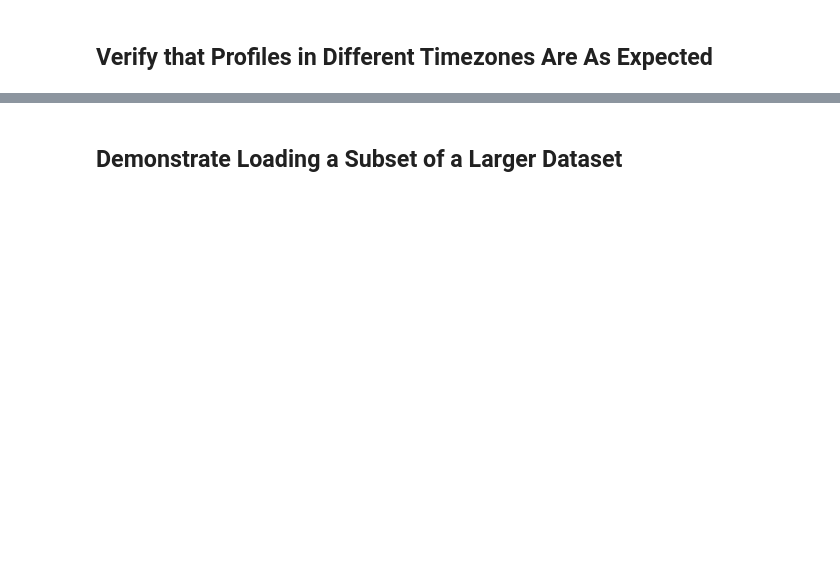
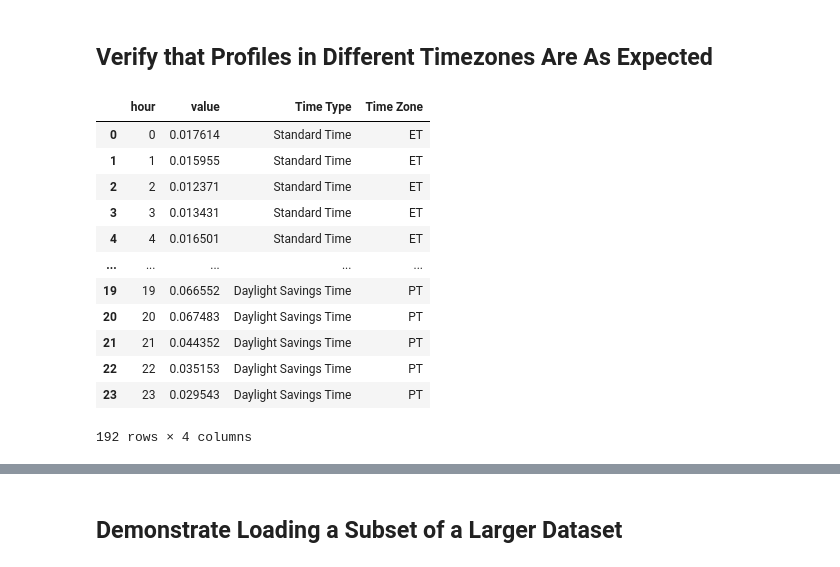
Before and after one commit to dsgrid/dsgrid-project-StandardScenarios, a Jupyter notebook: tempo_project/notebooks/examples-duckdb.ipynb, the cells around one changed output, grey strips where cells are left out. Cells and saved outputs as stored; diff of their text form; code cells hidden in the pictures; blank space fills up the shorter version.

```diff
--- a/tempo_project/notebooks/examples-duckdb.ipynb
+++ b/tempo_project/notebooks/examples-duckdb.ipynb
@@ -11,7 +11,7 @@ logger = logging.getLogger(__name__)
 logging.basicConfig(level=logging.INFO)
 
 data_dir = Path("/projects/dsgrid/tempo-project/april-queries/")
-dataset_name = "full_dataset"
+dataset_name = "state_level_simplified"
 # %% [markdown]
 ## DuckDB and Partitioned File Utilities
 # %%
@@ -71,7 +103,8 @@ print(f"Dataset contains {count:,} data points")
 # %% [markdown]
 ## Recreate Lefthand Side of Figure ES-1
 # %%
-df = duckdb.sql(f"""SELECT scenario, {columns_by_type["model_year"]} as year, SUM({value_column})/1.0E6 as annual_twh
+df = duckdb.sql(f"""SELECT scenario, {columns_by_type["model_year"]} as year,
+                           SUM({value_column})/1.0E6 as annual_twh
                       FROM {tablename}
                   GROUP BY scenario, {columns_by_type["model_year"]}
                   ORDER BY scenario, year""").df()
@@ -139,9 +204,12 @@ assert columns_by_type["time"] == "time_est", "Code in this section only makes s
 def get_profile(start_timestamp, end_timestamp, where_clause,
                 tablename=tablename, value_column=value_column,
                 normalize_profile=True, replace_timestamps=True):
-    df = duckdb.sql(f"""SELECT time_est, SUM({value_column}) as {value_column}
+    df = duckdb.sql(f"""SELECT time_est,
+                               SUM({value_column}) as {value_column}
                           FROM {tablename}
-                         WHERE {where_clause} AND (time_est >= TIMESTAMP '{start_timestamp}') AND (time_est <= TIMESTAMP '{end_timestamp}')
+                         WHERE {where_clause} AND
+                               (time_est >= TIMESTAMP '{start_timestamp}') AND
+                               (time_est <= TIMESTAMP '{end_timestamp}')
                       GROUP BY time_est
                       ORDER BY time_est;""").df()
     if normalize_profile:
@@ -152,33 +220,47 @@ def get_profile(start_timestamp, end_timestamp, where_clause,
     return df
 
 where_clause = f"(scenario = 'reference') AND ({columns_by_type['model_year']} = 2050)"
 
 if columns_by_type['subsector'] == "subsector":
     where_clause += f" AND ({columns_by_type['subsector']} = 'bev_compact')"
 else:
     raise NotImplementedError()
 
 geographies = None
 if columns_by_type['geography'] == "census_division":
     geographies = {"ET": "middle_atlantic", "CT": "west_south_central", "MT": "mountain", "PT": "pacific"}
 elif columns_by_type['geography'] == "state":
     geographies = {"ET": "NC", "CT": "TX", "MT": "CO", "PT": "OR"}
 else:
     raise NotImplementedError()
 
 days = {
     "Standard Time": (dt.datetime(2012, 2, 14, 5), dt.datetime(2012, 2, 15, 4)),        # Selects UTC timestamps that correspond to EST 2/14/2012
     "Daylight Savings Time": (dt.datetime(2012, 8, 14, 5), dt.datetime(2012, 8, 15, 4)) # Selects UTC timestamps that correspond to EST 8/14/2012
 }
 
 data = []
 for time_type, time_tuple in days.items():
     for tz, geo in geographies.items():
         data.append(get_profile(time_tuple[0], time_tuple[1], where_clause + f" AND {columns_by_type['geography']} = '{geo}'"))
         data[-1]["Time Type"] = time_type
         data[-1]["Time Zone"] = tz
 df = pd.concat(data)
 df
+# %% [output]
+|  | hour | value | Time Type | Time Zone |
+| 0 | 0 | 0.017614 | Standard Time | ET |
+| 1 | 1 | 0.015955 | Standard Time | ET |
+| 2 | 2 | 0.012371 | Standard Time | ET |
+| 3 | 3 | 0.013431 | Standard Time | ET |
+| 4 | 4 | 0.016501 | Standard Time | ET |
+| ... | ... | ... | ... | ... |
+| 19 | 19 | 0.066552 | Daylight Savings Time | PT |
+| 20 | 20 | 0.067483 | Daylight Savings Time | PT |
+| 21 | 21 | 0.044352 | Daylight Savings Time | PT |
+| 22 | 22 | 0.035153 | Daylight Savings Time | PT |
+| 23 | 23 | 0.029543 | Daylight Savings Time | PT |
+192 rows × 4 columns
 # %%
 import plotly.express as px
 
```
Also changed, not shown: parts of 11 cells of this notebook, 2 other files.
